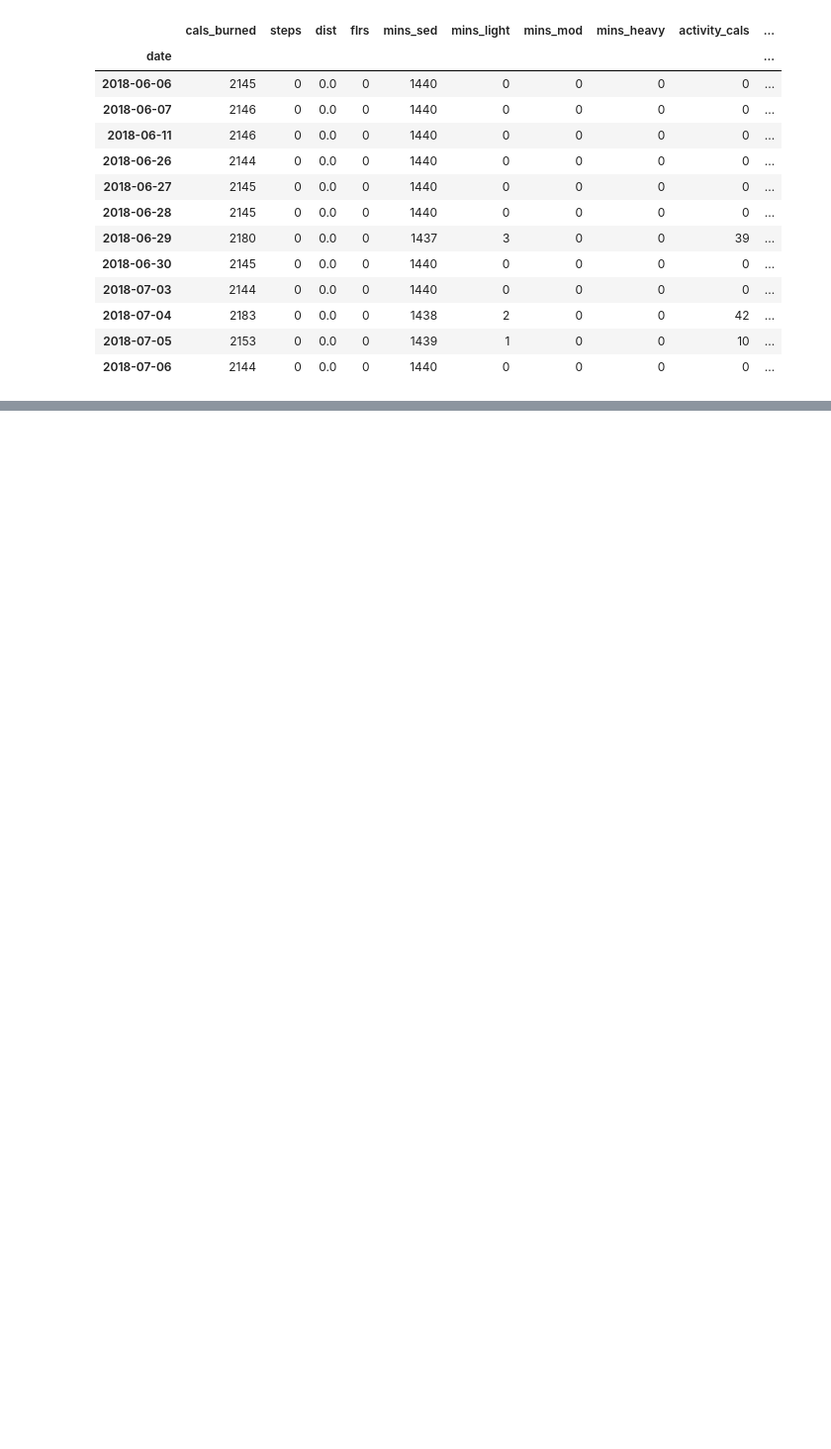
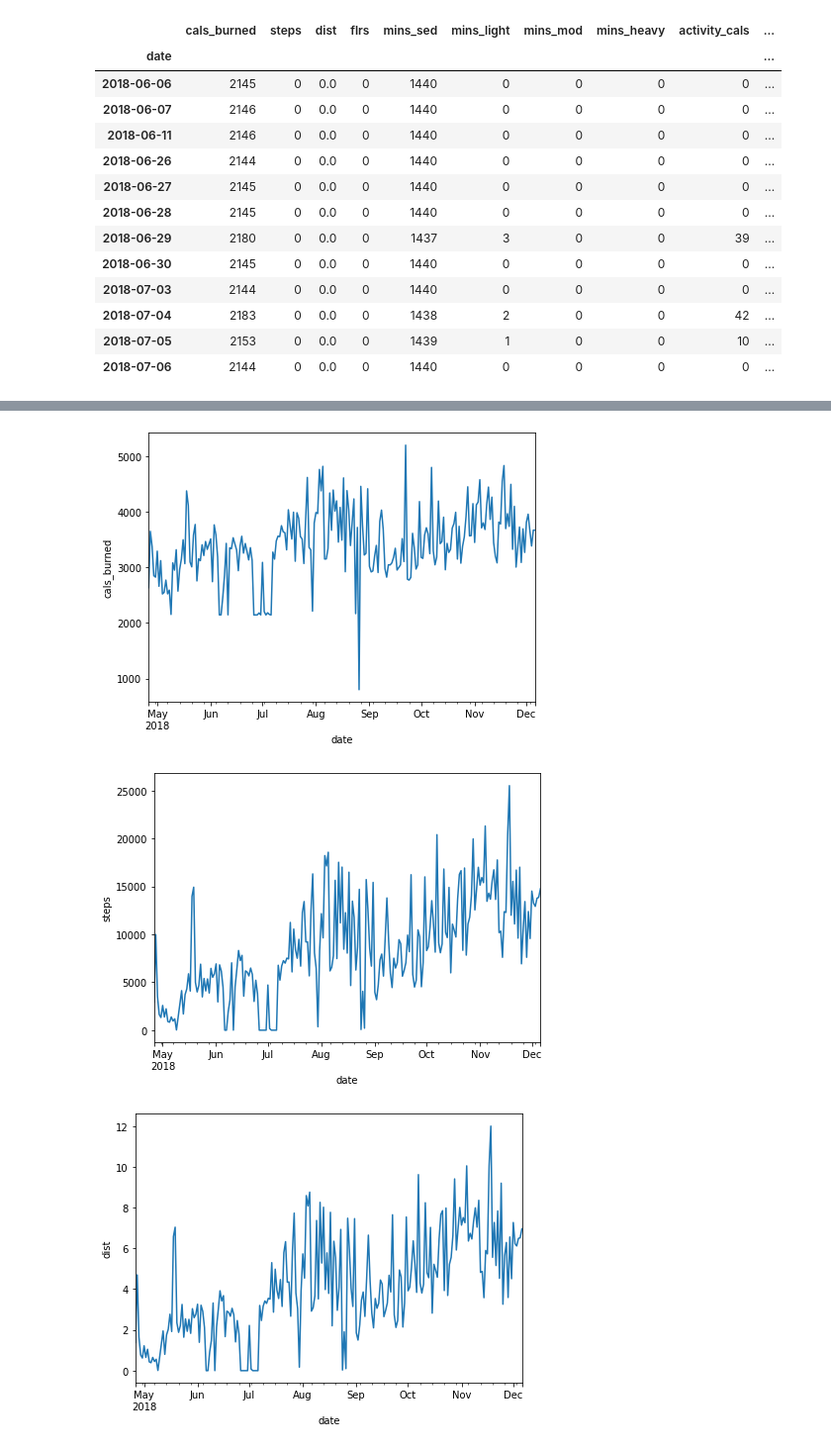
Before and after one commit to DoubleStufERoe/BayesP05_Fitbit, a Jupyter notebook: fitbit_kworking.ipynb, the cells around one changed output, grey strips where cells are left out. Shown at 99% size. Drawn from its saved outputs; the diff is of its cells as text; code cells hidden in the pictures; blank space fills up the shorter version.

Commit message:
loopy graphs

```diff
--- a/fitbit_kworking.ipynb
+++ b/fitbit_kworking.ipynb
@@ -202,0 +211,3 @@ df[df.steps==0]
+# %%
+df['cals_idle'] = df.cals_burned - df.activity_cals
+df.info()
@@ -202,0 +240,6 @@ df[df.steps==0]
+# %%
+show_plots(df)
+# %% [output]
+[figure, added]
+[figure, added]
+[figure, added]
```
Also changed, not shown: parts of 21 cells of this notebook.
